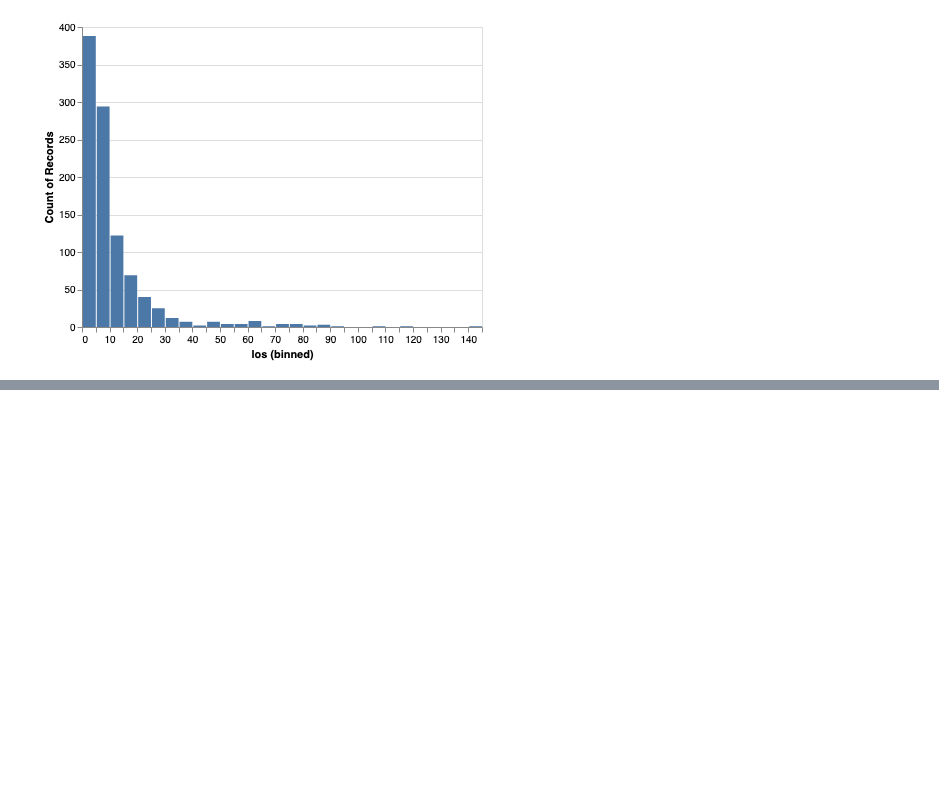
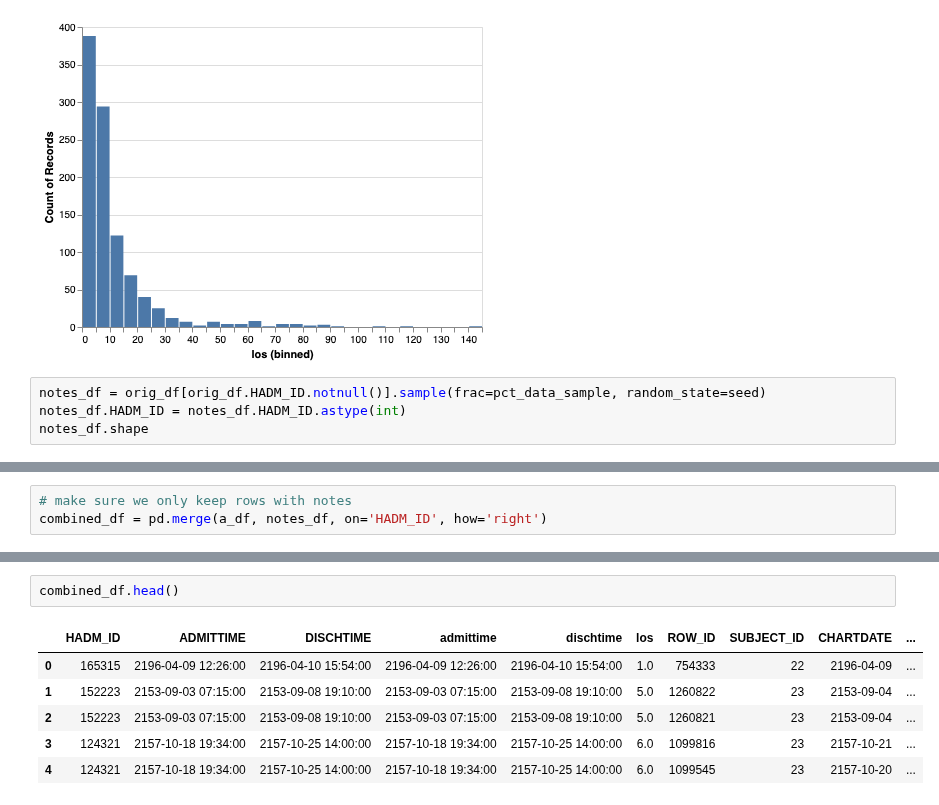
Before and after one commit to magic-lantern/fastai-notes, a Jupyter notebook: mimic_nlp_classifier.ipynb, the cells around one changed output, grey strips where cells are left out. Drawn from its saved outputs; the diff is of its cells as text; blank space fills up the shorter version.

```diff
--- a/mimic_nlp_classifier.ipynb
+++ b/mimic_nlp_classifier.ipynb
@@ -166,3 +167,7 @@ alt.Chart(a_df.head(1000)).mark_bar().encode(
 )
 # %% [output]
 [figure]
+# %%
+notes_df = orig_df[orig_df.HADM_ID.notnull()].sample(frac=pct_data_sample, random_state=seed)
+notes_df.HADM_ID = notes_df.HADM_ID.astype(int)
+notes_df.shape
@@ -168,0 +176,3 @@ alt.Chart(a_df.head(1000)).mark_bar().encode(
+# %%
+# make sure we only keep rows with notes
+combined_df = pd.merge(a_df, notes_df, on='HADM_ID', how='right')
@@ -168,0 +192,9 @@ alt.Chart(a_df.head(1000)).mark_bar().encode(
+# %%
+combined_df.head()
+# %% [output]
+|  | HADM_ID | ADMITTIME | DISCHTIME | admittime | dischtime | los | ROW_ID | SUBJECT_ID | CHARTDATE | ... |
+| 0 | 165315 | 2196-04-09 12:26:00 | 2196-04-10 15:54:00 | 2196-04-09 12:26:00 | 2196-04-10 15:54:00 | 1.0 | 754333 | 22 | 2196-04-09 | ... |
+| 1 | 152223 | 2153-09-03 07:15:00 | 2153-09-08 19:10:00 | 2153-09-03 07:15:00 | 2153-09-08 19:10:00 | 5.0 | 1260822 | 23 | 2153-09-04 | ... |
+| 2 | 152223 | 2153-09-03 07:15:00 | 2153-09-08 19:10:00 | 2153-09-03 07:15:00 | 2153-09-08 19:10:00 | 5.0 | 1260821 | 23 | 2153-09-04 | ... |
+| 3 | 124321 | 2157-10-18 19:34:00 | 2157-10-25 14:00:00 | 2157-10-18 19:34:00 | 2157-10-25 14:00:00 | 6.0 | 1099816 | 23 | 2157-10-21 | ... |
+| 4 | 124321 | 2157-10-18 19:34:00 | 2157-10-25 14:00:00 | 2157-10-18 19:34:00 | 2157-10-25 14:00:00 | 6.0 | 1099545 | 23 | 2157-10-20 | ... |
```
Also changed, not shown: parts of 4 cells of this notebook, 3 other files.
